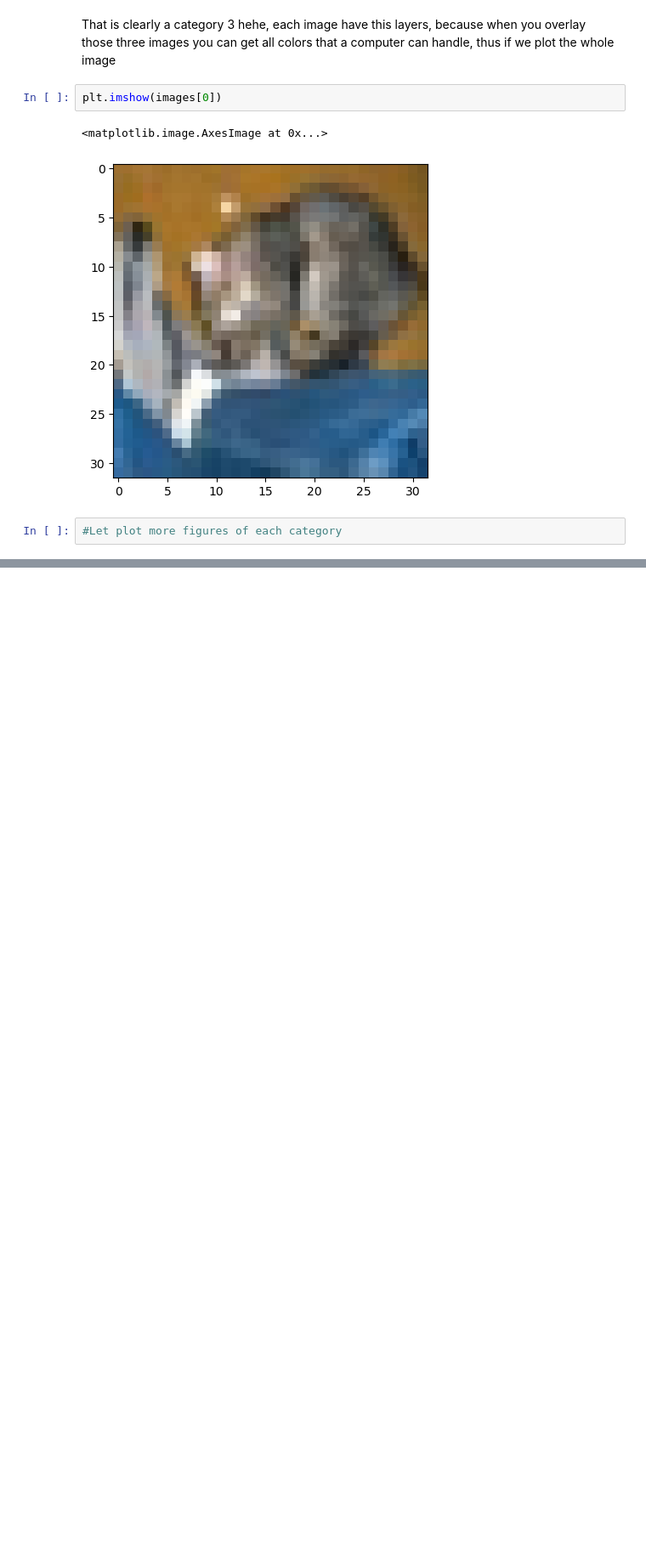
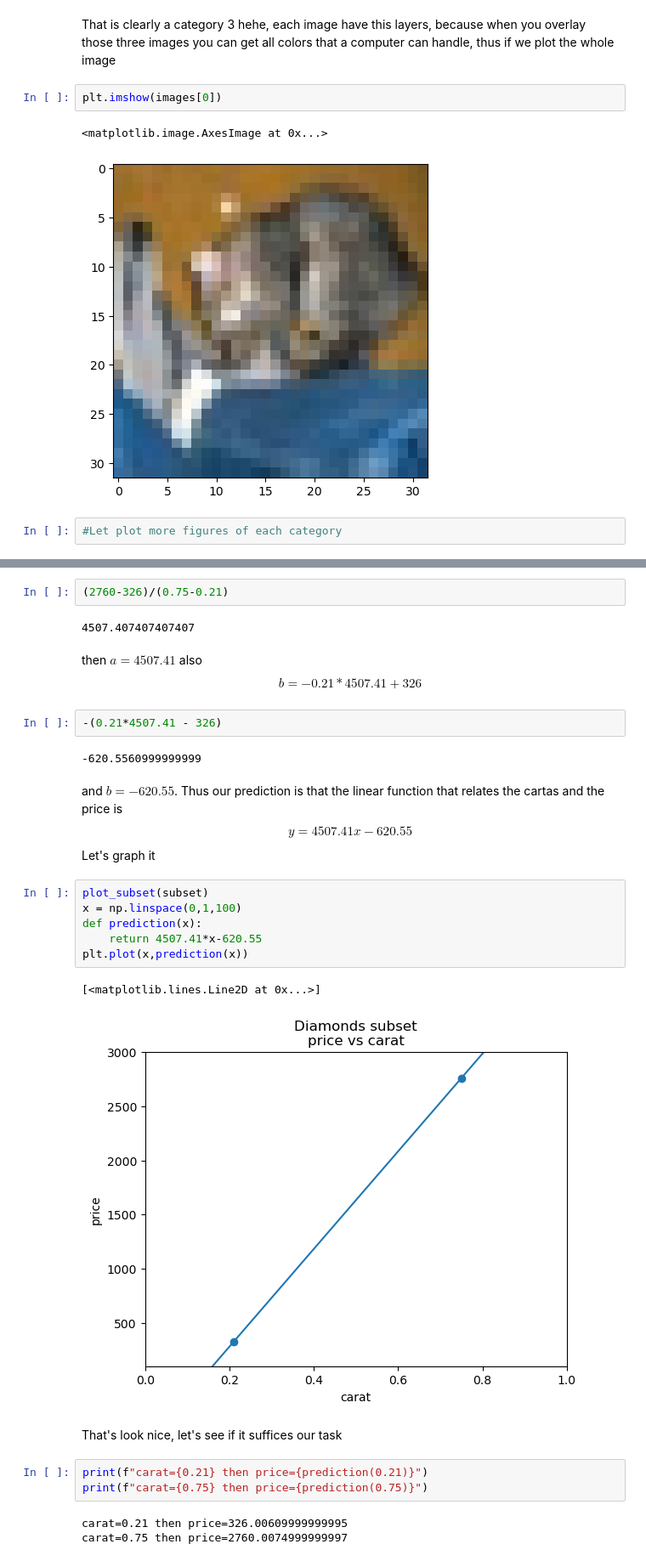
Before and after one commit to Robdres/Deep_learning, a Jupyter notebook: 4_machine_learning.ipynb, the cells around one changed output, grey strips where cells are left out. Shown at 85% size. Saved outputs shown, nothing was run; the diff lists cells and outputs as text; blank space fills up the shorter version.

```diff
--- a/4_machine_learning.ipynb
+++ b/4_machine_learning.ipynb
@@ -235,0 +357,32 @@ We are going to look further in the next steps.
+# %%
+(2760-326)/(0.75-0.21)
+# %% [output]
+4507.407407407407
+# %% [markdown]
+then $a=4507.41$ also
+$$b = -0.21*4507.41 + 326$$
+# %%
+-(0.21*4507.41 - 326)
+# %% [output]
+-620.5560999999999
+# %% [markdown]
+and $b=-620.55$. Thus our prediction is that the linear function that relates the cartas and the price is
+$$y = 4507.41x - 620.55$$
+Let's graph it
+# %%
+plot_subset(subset)
+x = np.linspace(0,1,100)
+def prediction(x):
+    return 4507.41*x-620.55
+plt.plot(x,prediction(x))
+# %% [output]
+[<matplotlib.lines.Line2D at 0x...>]
+[figure, added]
+# %% [markdown]
+That's look nice, let's see if it suffices our task
+# %%
+print(f"carat={0.21} then price={prediction(0.21)}")
+print(f"carat={0.75} then price={prediction(0.75)}")
+# %% [output]
+carat=0.21 then price=326.00609999999995
+carat=0.75 then price=2760.0074999999997
```
Also changed, not shown: parts of 50 cells of this notebook, 2 other files.
